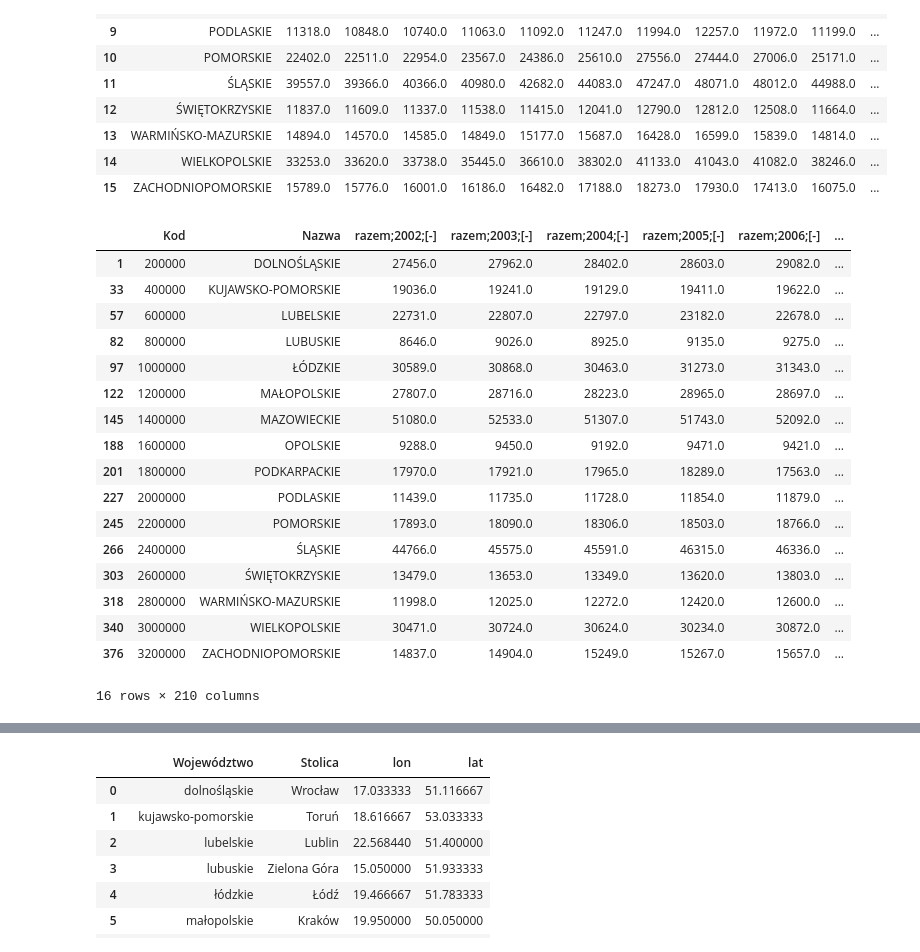
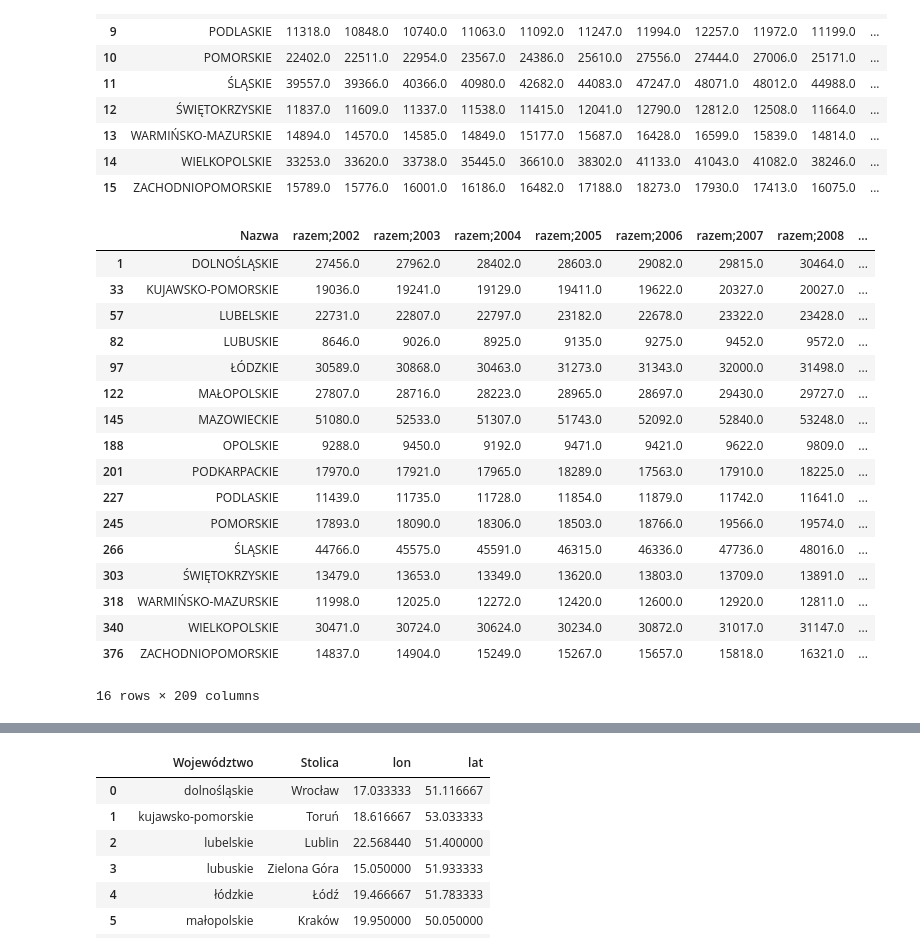
Before and after one commit to Aszlas545/ADP, a Jupyter notebook: project.ipynb, the cells around one changed output, grey strips where cells are left out. Saved outputs shown, nothing was run; the diff lists cells and outputs as text; code cells hidden in the pictures.

Commit message:
all data separated into dataframes

```diff
--- a/project.ipynb
+++ b/project.ipynb
@@ -131,32 +131,37 @@ display(births_df)
 # %%
 deaths_df = pd.read_csv("smierci.csv", delimiter=";")
 
 deaths_df = deaths_df.loc[:, ~deaths_df.columns.str.contains('2016')]
 deaths_df = deaths_df.loc[:, ~deaths_df.columns.str.contains('2015')]
 deaths_df = deaths_df.loc[:, ~deaths_df.columns.str.contains('Unnamed')]
+deaths_df = deaths_df.drop(columns=['Kod'])
 
 string_to_check = 'brak przyczyny zgonu (opisu) w Karcie Statystycznej do Karty'
 columns_to_drop = [col for col in deaths_df.columns if string_to_check in col]
 deaths_df = deaths_df.drop(columns=columns_to_drop)
 
+for col in deaths_df.columns:
+    str = col.replace(';[-]', '')
+    deaths_df = deaths_df.rename(columns={col: str})
+
 deaths_df = deaths_df[deaths_df['Nazwa'].isin(births_df['region'])]
-deaths_df
+display(deaths_df)
 # %% [output]
-|  | Kod | Nazwa | razem;2002;[-] | razem;2003;[-] | razem;2004;[-] | razem;2005;[-] | razem;2006;[-] | ... |
-| 1 | 200000 | DOLNOŚLĄSKIE | 27456.0 | 27962.0 | 28402.0 | 28603.0 | 29082.0 | ... |
-| 33 | 400000 | KUJAWSKO-POMORSKIE | 19036.0 | 19241.0 | 19129.0 | 19411.0 | 19622.0 | ... |
-| 57 | 600000 | LUBELSKIE | 22731.0 | 22807.0 | 22797.0 | 23182.0 | 22678.0 | ... |
-| 82 | 800000 | LUBUSKIE | 8646.0 | 9026.0 | 8925.0 | 9135.0 | 9275.0 | ... |
-| 97 | 1000000 | ŁÓDZKIE | 30589.0 | 30868.0 | 30463.0 | 31273.0 | 31343.0 | ... |
-| 122 | 1200000 | MAŁOPOLSKIE | 27807.0 | 28716.0 | 28223.0 | 28965.0 | 28697.0 | ... |
-| 145 | 1400000 | MAZOWIECKIE | 51080.0 | 52533.0 | 51307.0 | 51743.0 | 52092.0 | ... |
-| 188 | 1600000 | OPOLSKIE | 9288.0 | 9450.0 | 9192.0 | 9471.0 | 9421.0 | ... |
-| 201 | 1800000 | PODKARPACKIE | 17970.0 | 17921.0 | 17965.0 | 18289.0 | 17563.0 | ... |
-| 227 | 2000000 | PODLASKIE | 11439.0 | 11735.0 | 11728.0 | 11854.0 | 11879.0 | ... |
-| 245 | 2200000 | POMORSKIE | 17893.0 | 18090.0 | 18306.0 | 18503.0 | 18766.0 | ... |
-| 266 | 2400000 | ŚLĄSKIE | 44766.0 | 45575.0 | 45591.0 | 46315.0 | 46336.0 | ... |
-| 303 | 2600000 | ŚWIĘTOKRZYSKIE | 13479.0 | 13653.0 | 13349.0 | 13620.0 | 13803.0 | ... |
-| 318 | 2800000 | WARMIŃSKO-MAZURSKIE | 11998.0 | 12025.0 | 12272.0 | 12420.0 | 12600.0 | ... |
-| 340 | 3000000 | WIELKOPOLSKIE | 30471.0 | 30724.0 | 30624.0 | 30234.0 | 30872.0 | ... |
-| 376 | 3200000 | ZACHODNIOPOMORSKIE | 14837.0 | 14904.0 | 15249.0 | 15267.0 | 15657.0 | ... |
+|  | Nazwa | razem;2002 | razem;2003 | razem;2004 | razem;2005 | razem;2006 | razem;2007 | razem;2008 | ... |
+| 1 | DOLNOŚLĄSKIE | 27456.0 | 27962.0 | 28402.0 | 28603.0 | 29082.0 | 29815.0 | 30464.0 | ... |
+| 33 | KUJAWSKO-POMORSKIE | 19036.0 | 19241.0 | 19129.0 | 19411.0 | 19622.0 | 20327.0 | 20027.0 | ... |
+| 57 | LUBELSKIE | 22731.0 | 22807.0 | 22797.0 | 23182.0 | 22678.0 | 23322.0 | 23428.0 | ... |
+| 82 | LUBUSKIE | 8646.0 | 9026.0 | 8925.0 | 9135.0 | 9275.0 | 9452.0 | 9572.0 | ... |
+| 97 | ŁÓDZKIE | 30589.0 | 30868.0 | 30463.0 | 31273.0 | 31343.0 | 32000.0 | 31498.0 | ... |
+| 122 | MAŁOPOLSKIE | 27807.0 | 28716.0 | 28223.0 | 28965.0 | 28697.0 | 29430.0 | 29727.0 | ... |
+| 145 | MAZOWIECKIE | 51080.0 | 52533.0 | 51307.0 | 51743.0 | 52092.0 | 52840.0 | 53248.0 | ... |
+| 188 | OPOLSKIE | 9288.0 | 9450.0 | 9192.0 | 9471.0 | 9421.0 | 9622.0 | 9809.0 | ... |
+| 201 | PODKARPACKIE | 17970.0 | 17921.0 | 17965.0 | 18289.0 | 17563.0 | 17910.0 | 18225.0 | ... |
+| 227 | PODLASKIE | 11439.0 | 11735.0 | 11728.0 | 11854.0 | 11879.0 | 11742.0 | 11641.0 | ... |
+| 245 | POMORSKIE | 17893.0 | 18090.0 | 18306.0 | 18503.0 | 18766.0 | 19566.0 | 19574.0 | ... |
+| 266 | ŚLĄSKIE | 44766.0 | 45575.0 | 45591.0 | 46315.0 | 46336.0 | 47736.0 | 48016.0 | ... |
+| 303 | ŚWIĘTOKRZYSKIE | 13479.0 | 13653.0 | 13349.0 | 13620.0 | 13803.0 | 13709.0 | 13891.0 | ... |
+| 318 | WARMIŃSKO-MAZURSKIE | 11998.0 | 12025.0 | 12272.0 | 12420.0 | 12600.0 | 12920.0 | 12811.0 | ... |
+| 340 | WIELKOPOLSKIE | 30471.0 | 30724.0 | 30624.0 | 30234.0 | 30872.0 | 31017.0 | 31147.0 | ... |
+| 376 | ZACHODNIOPOMORSKIE | 14837.0 | 14904.0 | 15249.0 | 15267.0 | 15657.0 | 15818.0 | 16321.0 | ... |
-16 rows × 210 columns
+16 rows × 209 columns
```
Also changed, not shown: parts of 1 cell of this notebook.
